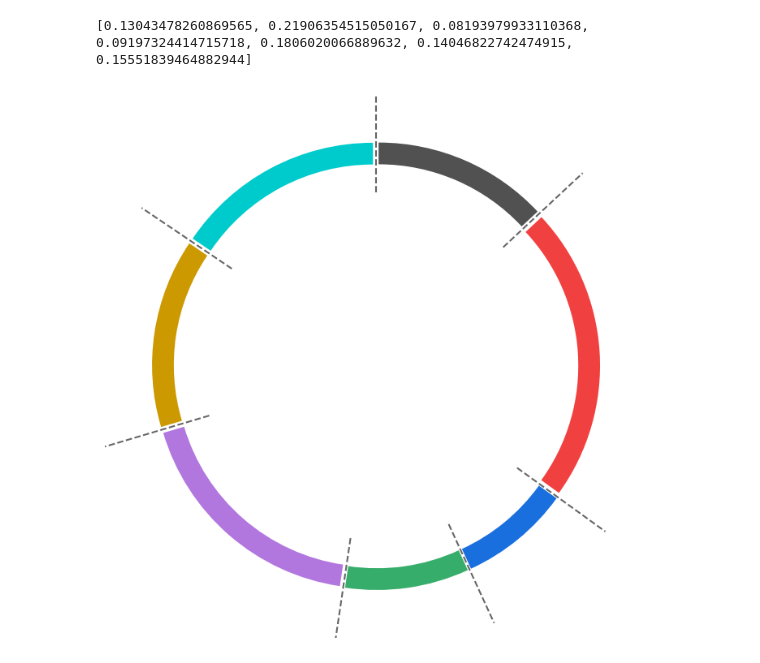
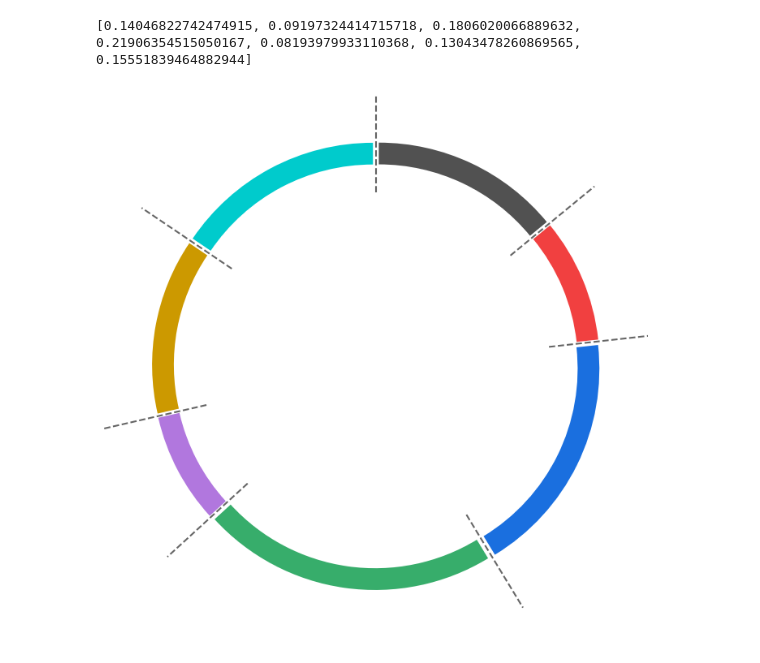
Before and after one commit to HongWxd/ProtoMI, a Jupyter notebook: V3/plot_scripts/plot_fig2_d.ipynb, the cells around one changed output. Drawn from its saved outputs; the diff is of its cells as text; code cells hidden in the pictures.

```diff
--- a/V3/plot_scripts/plot_fig2_d.ipynb
+++ b/V3/plot_scripts/plot_fig2_d.ipynb
@@ -5,7 +5,8 @@ import numpy as np
 # =========================
 # 输入数据
 # =========================
-counts = [78, 131, 49, 55, 108, 84, 93]
+# counts = [78, 131, 49, 55, 108, 84, 93]
+counts = [84, 55, 108, 131, 49, 78, 93]
 count_ratio = [i / sum(counts) for i in counts]
 print(count_ratio)
 
@@ -40,32 +41,32 @@ wedges, texts = ax.pie(
 # =========================
 r_inner = 0.8         # 起点
 r_outer = 1.3      # 终点
 
 for w in wedges:
 
     angle = w.theta1
     angle_rad = np.deg2rad(angle)
 
     x1 = r_inner * np.cos(angle_rad)
     y1 = r_inner * np.sin(angle_rad)
 
     x2 = r_outer * np.cos(angle_rad)
     y2 = r_outer * np.sin(angle_rad)
 
     ax.plot(
         [x1, x2],
         [y1, y2],
         linestyle="--",
         linewidth=1.5,
         color="black",
         alpha=0.6
     )
 
 ax.set(aspect="equal")
 
 plt.tight_layout()
 plt.savefig("../plots/fig3_c.svg", dpi=600, bbox_inches="tight")
 plt.show()
 # %% [output]
-[0.13043478260869565, 0.21906354515050167, 0.08193979933110368, 0.09197324414715718, 0.1806020066889632, 0.14046822742474915, 0.15551839464882944]
+[0.14046822742474915, 0.09197324414715718, 0.1806020066889632, 0.21906354515050167, 0.08193979933110368, 0.13043478260869565, 0.15551839464882944]
-[figure, old version]
+[figure, new version]
```
Also changed, not shown: 20 other files.
